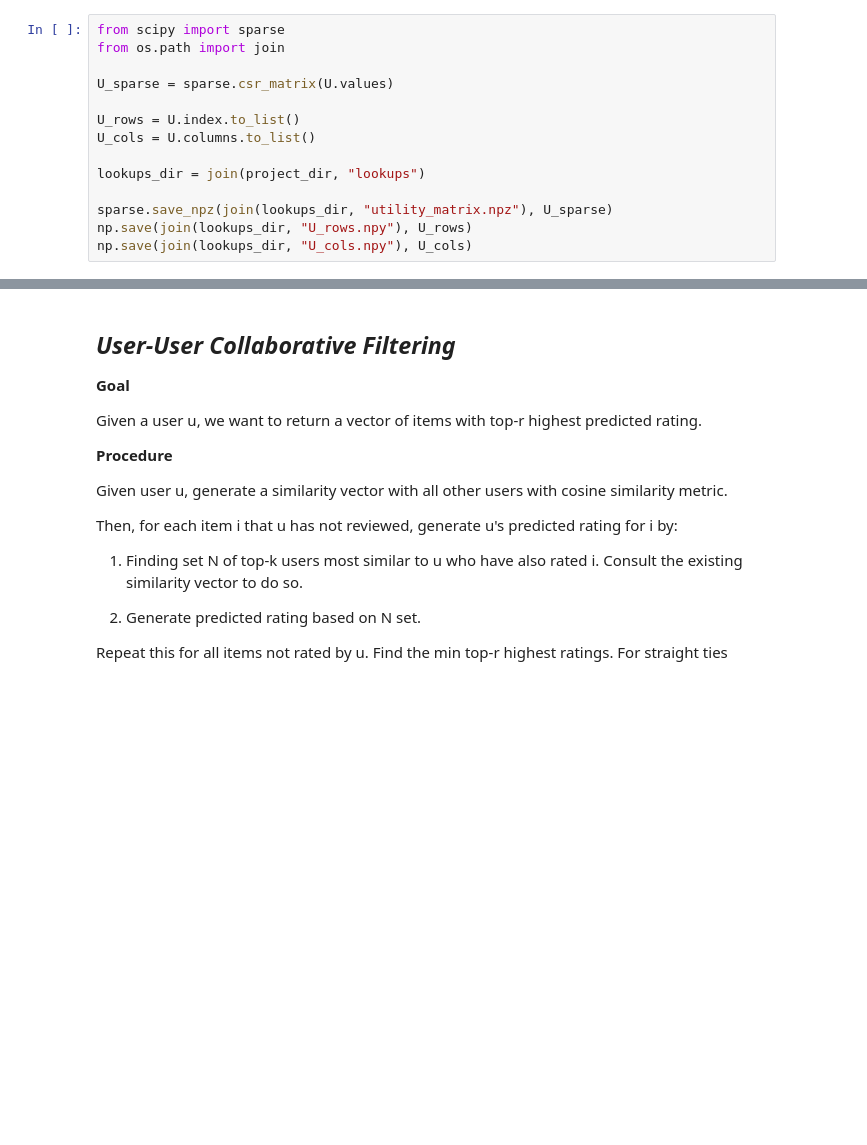
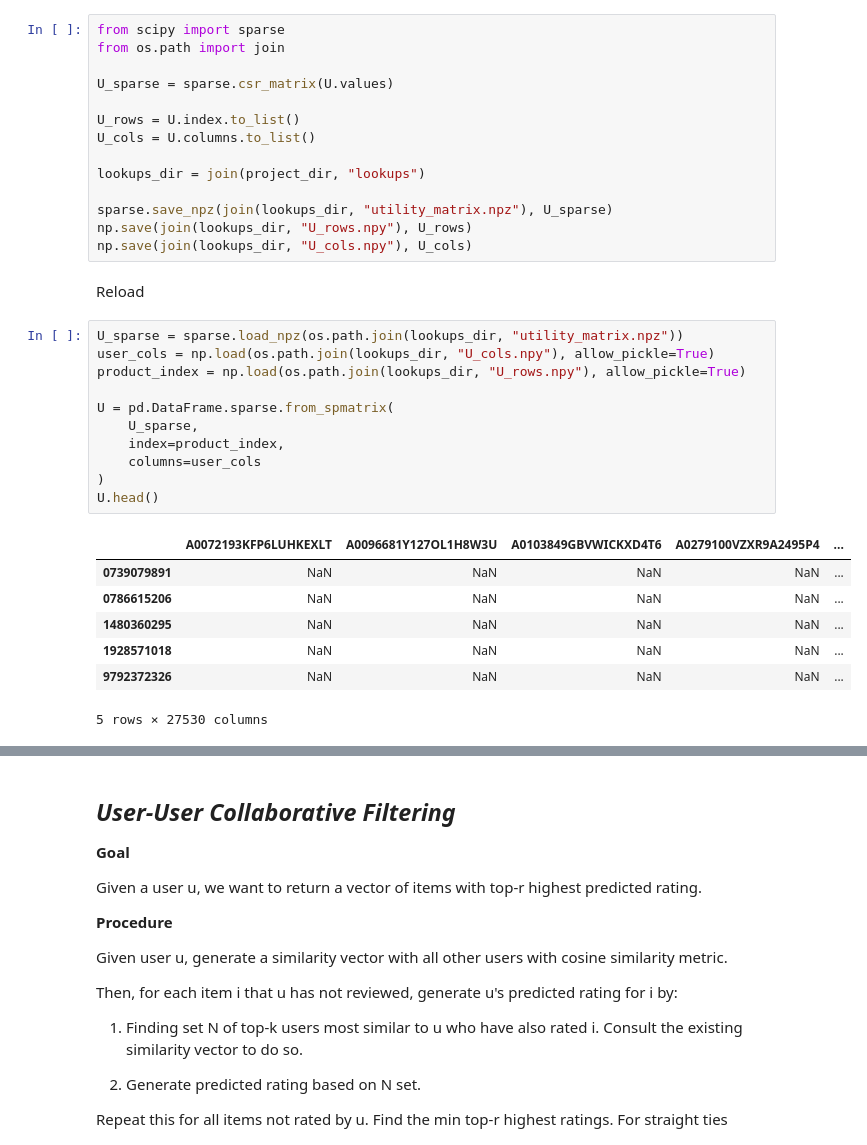
Before and after one commit to benedict-brunker/SINA-AT3_Group-33, a Jupyter notebook: notebooks/recommendations.ipynb, the cells around one changed output, grey strips where cells are left out. Drawn from its saved outputs; the diff is of its cells as text; blank space fills up the shorter version.

```diff
--- a/notebooks/recommendations.ipynb
+++ b/notebooks/recommendations.ipynb
@@ -252,3 +275,24 @@ lookups_dir = join(project_dir, "lookups")
 sparse.save_npz(join(lookups_dir, "utility_matrix.npz"), U_sparse)
 np.save(join(lookups_dir, "U_rows.npy"), U_rows)
 np.save(join(lookups_dir, "U_cols.npy"), U_cols)
+# %% [markdown]
+Reload
+# %%
+U_sparse = sparse.load_npz(os.path.join(lookups_dir, "utility_matrix.npz"))
+user_cols = np.load(os.path.join(lookups_dir, "U_cols.npy"), allow_pickle=True)
+product_index = np.load(os.path.join(lookups_dir, "U_rows.npy"), allow_pickle=True)
+
+U = pd.DataFrame.sparse.from_spmatrix(
+    U_sparse,
+    index=product_index,
+    columns=user_cols
+)
+U.head()
+# %% [output]
+|  | A0072193KFP6LUHKEXLT | A0096681Y127OL1H8W3U | A0103849GBVWICKXD4T6 | A0279100VZXR9A2495P4 | ... |
+| 0739079891 | NaN | NaN | NaN | NaN | ... |
+| 0786615206 | NaN | NaN | NaN | NaN | ... |
+| 1480360295 | NaN | NaN | NaN | NaN | ... |
+| 1928571018 | NaN | NaN | NaN | NaN | ... |
+| 9792372326 | NaN | NaN | NaN | NaN | ... |
+5 rows × 27530 columns
```
Also changed, not shown: parts of 26 cells of this notebook, 2 other files.
